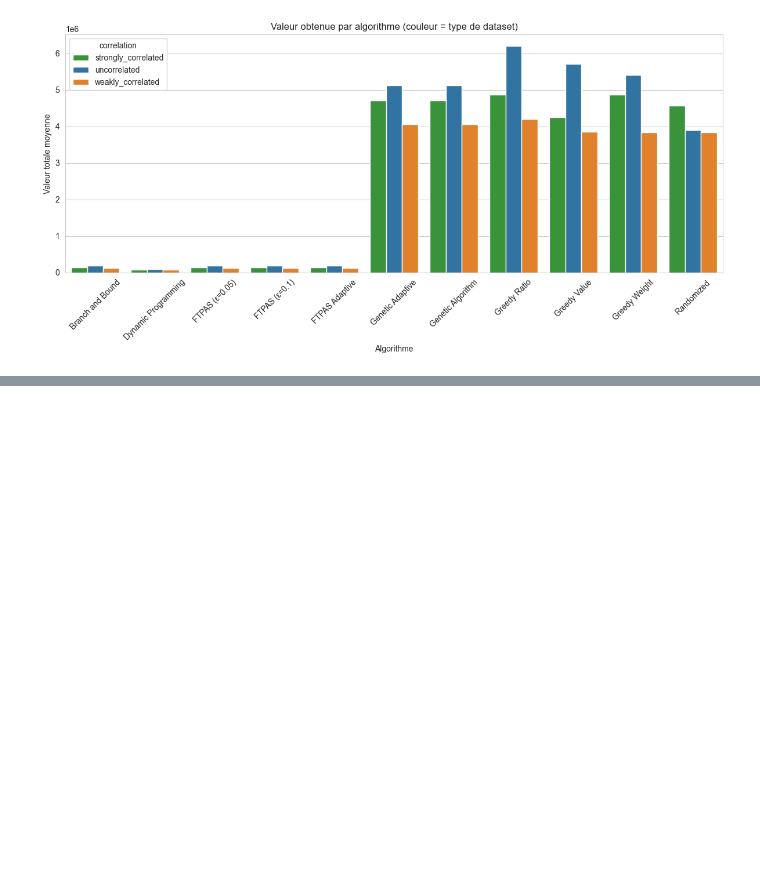
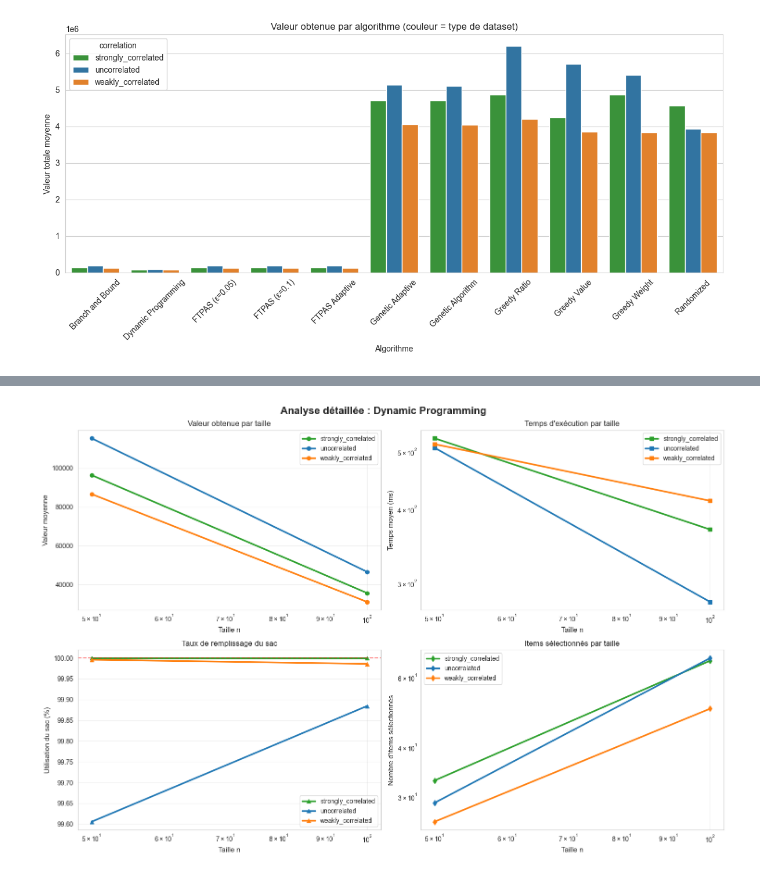
Before and after one commit to 777Arman/projet_advanced_algo, a Jupyter notebook: algo/knapsack_project.ipynb, the cells around one changed output, grey strips where cells are left out. Cells and saved outputs as stored; diff of their text form; code cells hidden in the pictures; blank space fills up the shorter version.

```diff
--- a/algo/knapsack_project.ipynb
+++ b/algo/knapsack_project.ipynb
@@ -1058,0 +1130,97 @@ else:
+# %%
+# Graphique 5 : Analyses détaillées pour TOUS les algorithmes
+
+if results_df is not None:
+    df = results_df.copy()
+
+    all_algos = df['algorithm'].unique()
+
+    print(f"Génération de {len(all_algos)} analyses détaillées...\n")
+
+    for SELECTED_ALGO in all_algos:
+        algo_data = df[df['algorithm'] == SELECTED_ALGO].copy()
+
+        fig, axes = plt.subplots(2, 2, figsize=(15, 10))
+        fig.suptitle(f'Analyse détaillée : {SELECTED_ALGO}', fontsize=16, fontweight='bold')
+
+        #Valeur par corrélation et n
+        agg_val = algo_data.groupby(['correlation', 'n'])['value'].mean().reset_index()
+        colors_corr = {'uncorrelated':'#1f77b4','weakly_correlated':'#ff7f0e','strongly_correlated':'#2ca02c'}
+
+        for corr in agg_val['correlation'].unique():
+            corr_data = agg_val[agg_val['correlation'] == corr]
+            axes[0, 0].plot(corr_data['n'], corr_data['value'], marker='o',
+                           label=corr, linewidth=2.5, color=colors_corr.get(corr, 'gray'))
+
+        axes[0, 0].set_xlabel('Taille n', fontsize=11)
+        axes[0, 0].set_ylabel('Valeur moyenne', fontsize=11)
+        axes[0, 0].set_title('Valeur obtenue par taille')
+        axes[0, 0].legend()
+        axes[0, 0].grid(alpha=0.3)
+        axes[0, 0].set_xscale('log')
+
+        # Temps par corrélation et n
+        agg_time = algo_data.groupby(['correlation', 'n'])['time_ms'].mean().reset_index()
+
+        for corr in agg_time['correlation'].unique():
+            corr_data = agg_time[agg_time['correlation'] == corr]
+            axes[0, 1].plot(corr_data['n'], corr_data['time_ms'], marker='s',
+                           label=corr, linewidth=2.5, color=colors_corr.get(corr, 'gray'))
+
+        axes[0, 1].set_xlabel('Taille n', fontsize=11)
+        axes[0, 1].set_ylabel('Temps moyen (ms)', fontsize=11)
+        axes[0, 1].set_title('Temps d\'exécution par taille')
+        axes[0, 1].legend()
+        axes[0, 1].grid(alpha=0.3)
+        axes[0, 1].set_xscale('log')
+        axes[0, 1].set_yscale('log')
+
+        # Utilisation du sac par taille
+        agg_usage = algo_data.groupby(['correlation', 'n'])['usage_percent'].mean().reset_index()
+
+        for corr in agg_usage['correlation'].unique():
+            corr_data = agg_usage[agg_usage['correlation'] == corr]
+            axes[1, 0].plot(corr_data['n'], corr_data['usage_percent'], marker='^',
+                           label=corr, linewidth=2.5, color=colors_corr.get(corr, 'gray'))
+
+        axes[1, 0].set_xlabel('Taille n', fontsize=11)
+        axes[1, 0].set_ylabel('Utilisation du sac (%)', fontsize=11)
+        axes[1, 0].set_title('Taux de remplissage du sac')
+        axes[1, 0].legend()
+        axes[1, 0].grid(alpha=0.3)
+        axes[1, 0].set_xscale('log')
+        axes[1, 0].axhline(y=100, color='red', linestyle='--', alpha=0.5, label='100%')
+
+        # Nombre d'items sélectionnés
+        agg_items = algo_data.groupby(['correlation', 'n'])['items_selected'].mean().reset_index()
+
+        for corr in agg_items['correlation'].unique():
+            corr_data = agg_items[agg_items['correlation'] == corr]
+            axes[1, 1].plot(corr_data['n'], corr_data['items_selected'], marker='d',
+                           label=corr, linewidth=2.5, color=colors_corr.get(corr, 'gray'))
+
+        axes[1, 1].set_xlabel('Taille n', fontsize=11)
+        axes[1, 1].set_ylabel('Nombre d\'items sélectionnés', fontsize=11)
+        axes[1, 1].set_title('Items sélectionnés par taille')
+        axes[1, 1].legend()
+        axes[1, 1].grid(alpha=0.3)
+        axes[1, 1].set_xscale('log')
+        axes[1, 1].set_yscale('log')
+
+        plt.tight_layout()
+        plt.show()
+
+        print(f"\nRésumé statistique pour {SELECTED_ALGO}:")
+        print(f"{'='*60}")
+        print(f"Valeur moyenne : {algo_data['value'].mean():,.0f}")
+        print(f"Valeur médiane : {algo_data['value'].median():,.0f}")
+        print(f"Temps moyen : {algo_data['time_ms'].mean():.2f} ms")
+        print(f"Temps médian : {algo_data['time_ms'].median():.2f} ms")
+        print(f"Utilisation sac moyenne : {algo_data['usage_percent'].mean():.2f}%")
+        print(f"Items sélectionnés (moyenne) : {algo_data['items_selected'].mean():.1f}")
+        print(f"\n{'='*60}\n\n")
+
+    print(f"Toutes les analyses détaillées ont été générées !")
+else:
+    print("results_df non chargé. Exécutez d'abord la cellule qui charge 'benchmark_results.csv'.")
+# %% [output]
@@ -1058,0 +1228 @@ else:
+[figure, added]
```
Also changed, not shown: parts of 5 cells of this notebook, 1 other file.
